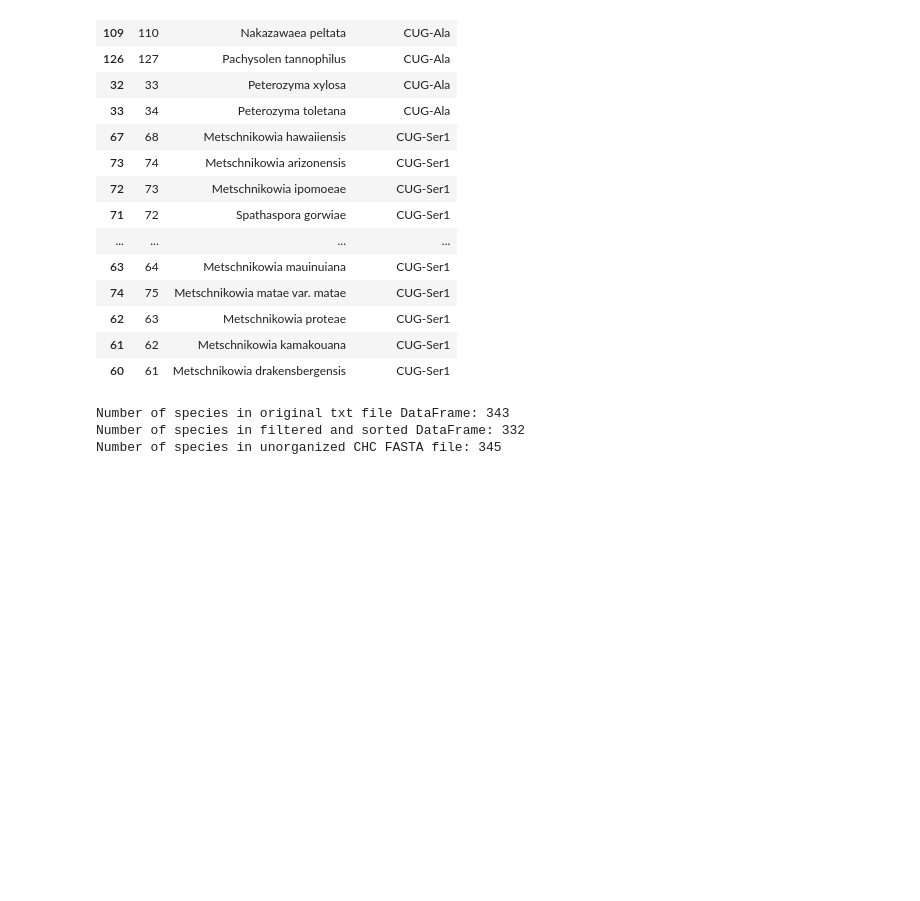
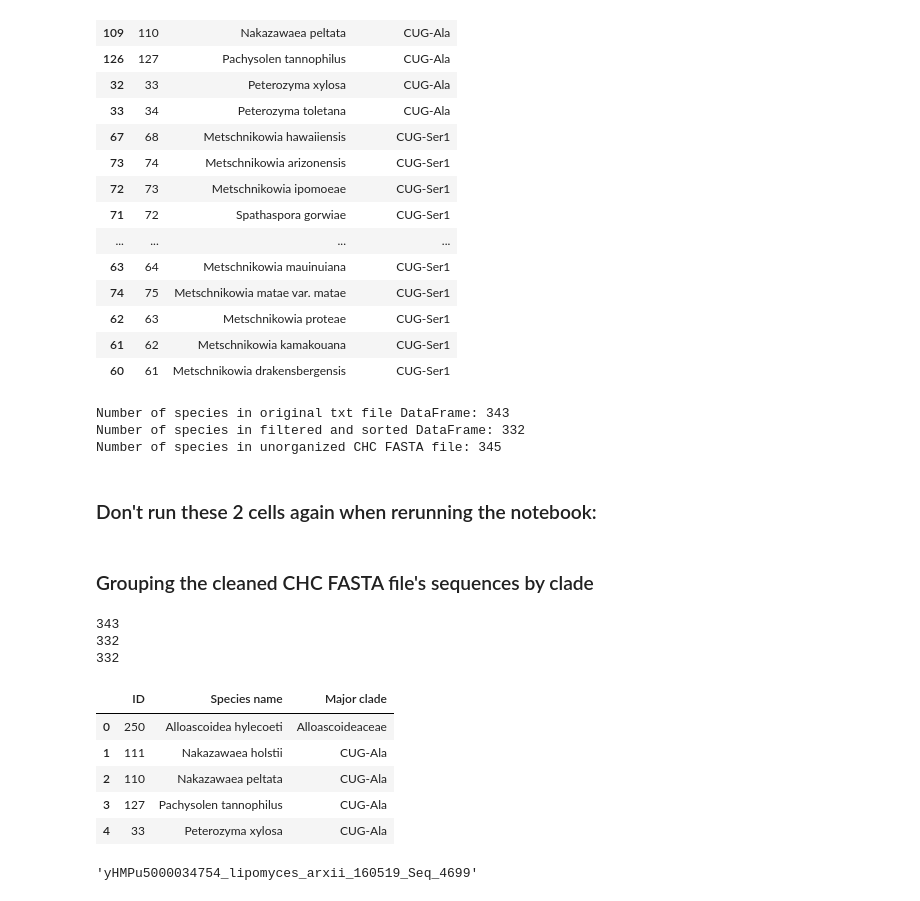
Before and after one commit to GeorgeCrawford15/brodsky-lab, a Jupyter notebook: data-org.ipynb, the cells around one changed output. Drawn from its saved outputs; the diff is of its cells as text; code cells hidden in the pictures; blank space fills up the shorter version.

```diff
--- a/data-org.ipynb
+++ b/data-org.ipynb
@@ -116,3 +118,5 @@ print(f'Number of species in unorganized CHC FASTA file: {len(CHC_records)}')
 Number of species in original txt file DataFrame: 343
 Number of species in filtered and sorted DataFrame: 332
 Number of species in unorganized CHC FASTA file: 345
+# %% [markdown]
+### Don't run these 2 cells again when rerunning the notebook:
@@ -118,0 +148,28 @@ Number of species in unorganized CHC FASTA file: 345
+# %% [markdown]
+### Grouping the cleaned CHC FASTA file's sequences by clade
+# %%
+cleaned_CHC_records = list(SeqIO.parse('./data/CHC1-cleaned.fasta', 'fasta'))
+
+print(len(species_df))
+
+# The cleaned heavy chain dataset now has as many species' sequences as the informational dataset has species:
+print(len(species_df_sorted))
+print(len(cleaned_CHC_records))
+# %% [output]
+343
+332
+332
+# %%
+species_df_sorted.reset_index(drop=True, inplace=True)
+species_df_sorted.head()
+# %% [output]
+|  | ID | Species name | Major clade |
+| 0 | 250 | Alloascoidea hylecoeti | Alloascoideaceae |
+| 1 | 111 | Nakazawaea holstii | CUG-Ala |
+| 2 | 110 | Nakazawaea peltata | CUG-Ala |
+| 3 | 127 | Pachysolen tannophilus | CUG-Ala |
+| 4 | 33 | Peterozyma xylosa | CUG-Ala |
+# %%
+cleaned_CHC_records[1].id
+# %% [output]
+'yHMPu5000034754_lipomyces_arxii_160519_Seq_4699'
```
Also changed, not shown: parts of 6 cells of this notebook.
